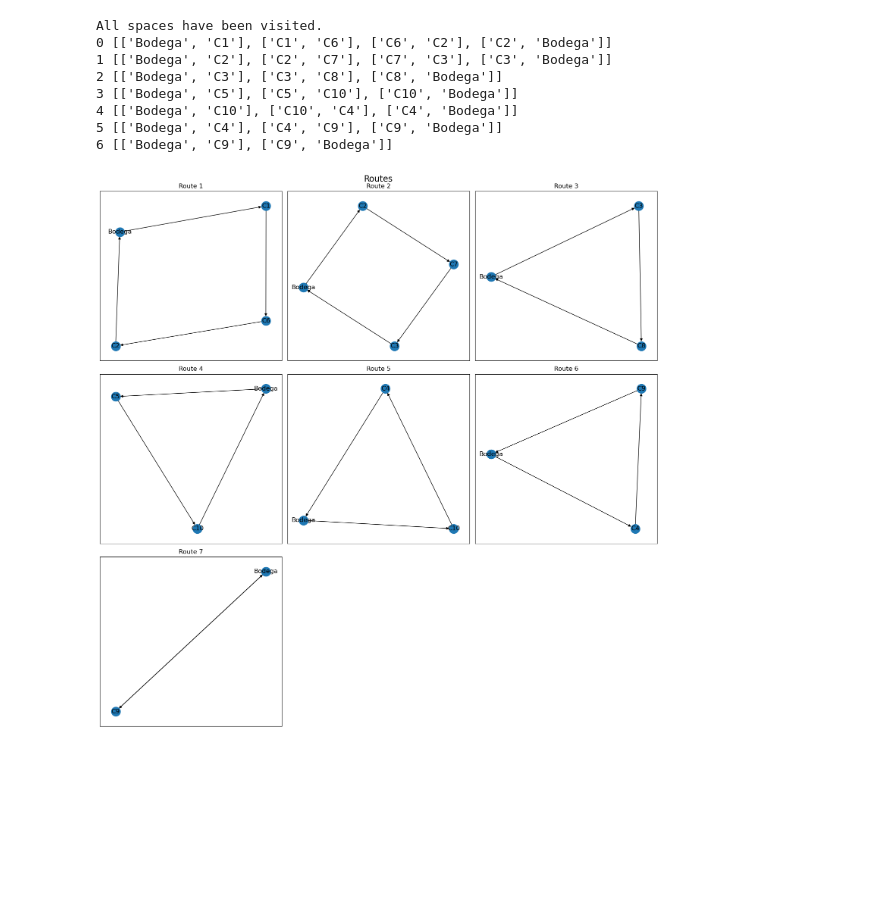
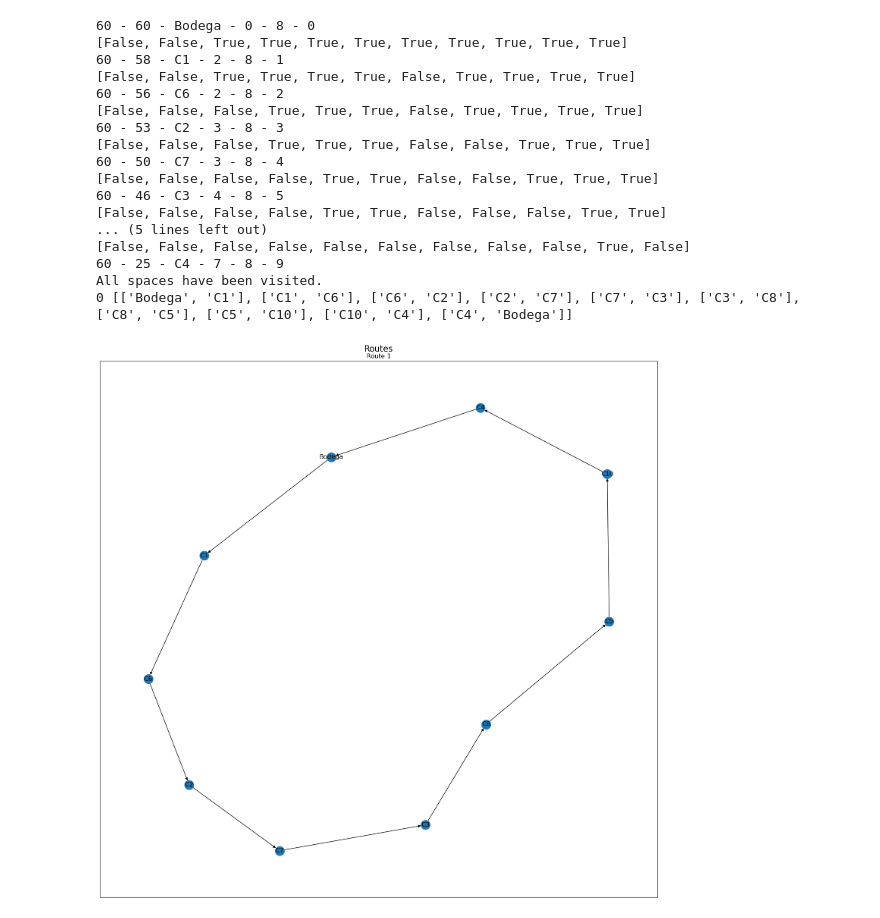
Before and after one commit to Racoo203/MA2001B.201, a Jupyter notebook: simpleTSP.ipynb, the cells around one changed output. Drawn from its saved outputs; the diff is of its cells as text; code cells hidden in the pictures; blank space fills up the shorter version.

```diff
--- a/simpleTSP.ipynb
+++ b/simpleTSP.ipynb
@@ -22,18 +22,24 @@ class Space:
         return f"{self.name} - {self.demand}"
 # %%
 class Agent:
-    def __init__(self, max_capacity, location):
+    def __init__(self, max_capacity, location, shift_duration):
         self.max_capacity = max_capacity
         self.current_capacity = max_capacity
         self.location = location
         self.routes = []
         self.current_route = []
         self.HQ = location
+        self.shift_duration = shift_duration
+        self.hours = 0
+
+    def __str__(self):
+        return f"{self.max_capacity} - {self.current_capacity} - {self.location} - {self.shift_duration} - {self.hours}"
 
     def move(self, new_location):
-
+        print(self)
         current_edge = [self.location.name, new_location.name]
         self.location = new_location
+        self.hours += 1
 
         if new_location == self.HQ:
             self.current_capacity = self.max_capacity
@@ -55,7 +61,7 @@ class Agent:
     def next(self, environment):
         # Hay lugares por visitar
         # Espacios de busqueda
-        search_space = [space for space in environment if ((space.name != self.location) and (space.demand != space.delivered) and (space.name != 'HQ'))]
+        search_space = [space for space in environment if ((space != self.location) and (space.demand != space.delivered) and (space.name != 'HQ'))]
 
         if self.current_capacity == 0:
             # Regreso a HQ
@@ -100,10 +106,11 @@ class Agent:
 
     def search(self, environment):
         # Goal state: All spaces have demand = delivered
-        while any([space.demand != space.delivered for space in environment]):
+        while any([space.demand != space.delivered for space in environment]) and (self.hours <= self.shift_duration):
             self.next(environment)
+            print([space.demand != space.delivered for space in environment])
 
-        if self.location.name != 'HQ':
+        if self.location != environment[0]:
             self.move(environment[0])
         # Goal state reached
         print("All spaces have been visited.")
@@ -111,30 +118,40 @@ class Agent:
 # %%
 # Environment
 # El primero es la HQ
 spaces = [
     Space('Bodega', demand=0), # HQ
     Space('C1', demand=2),
     Space('C2', demand=3),
     Space('C3', demand=4),
     Space('C4', demand=7),
     Space('C5', demand=5),
     Space('C6', demand=2),
     Space('C7', demand=3),
     Space('C8', demand=4),
     Space('C9', demand=7),
     Space('C10', demand=5)]
 
 # Agent
-raul = Agent(6, spaces[0])
+raul = Agent(max_capacity=60, location=spaces[0], shift_duration=8)
 
 raul.search(spaces)
+# print(raul)
 # %% [output]
+60 - 60 - Bodega - 0 - 8 - 0
+[False, False, True, True, True, True, True, True, True, True, True]
+60 - 58 - C1 - 2 - 8 - 1
+[False, False, True, True, True, True, False, True, True, True, True]
+60 - 56 - C6 - 2 - 8 - 2
+[False, False, False, True, True, True, False, True, True, True, True]
+60 - 53 - C2 - 3 - 8 - 3
+[False, False, False, True, True, True, False, False, True, True, True]
+60 - 50 - C7 - 3 - 8 - 4
+[False, False, False, False, True, True, False, False, True, True, True]
+60 - 46 - C3 - 4 - 8 - 5
+[False, False, False, False, True, True, False, False, False, True, True]
+... (5 lines left out)
+[False, False, False, False, False, False, False, False, False, True, False]
+60 - 25 - C4 - 7 - 8 - 9
 All spaces have been visited.
-0 [['Bodega', 'C1'], ['C1', 'C6'], ['C6', 'C2'], ['C2', 'Bodega']]
-1 [['Bodega', 'C2'], ['C2', 'C7'], ['C7', 'C3'], ['C3', 'Bodega']]
-2 [['Bodega', 'C3'], ['C3', 'C8'], ['C8', 'Bodega']]
-3 [['Bodega', 'C5'], ['C5', 'C10'], ['C10', 'Bodega']]
-4 [['Bodega', 'C10'], ['C10', 'C4'], ['C4', 'Bodega']]
-5 [['Bodega', 'C4'], ['C4', 'C9'], ['C9', 'Bodega']]
-6 [['Bodega', 'C9'], ['C9', 'Bodega']]
+0 [['Bodega', 'C1'], ['C1', 'C6'], ['C6', 'C2'], ['C2', 'C7'], ['C7', 'C3'], ['C3', 'C8'], ['C8', 'C5'], ['C5', 'C10'], ['C10', 'C4'], ['C4', 'Bodega']]
-[figure, old version]
+[figure, new version]
```
Also changed, not shown: 1 other file.
